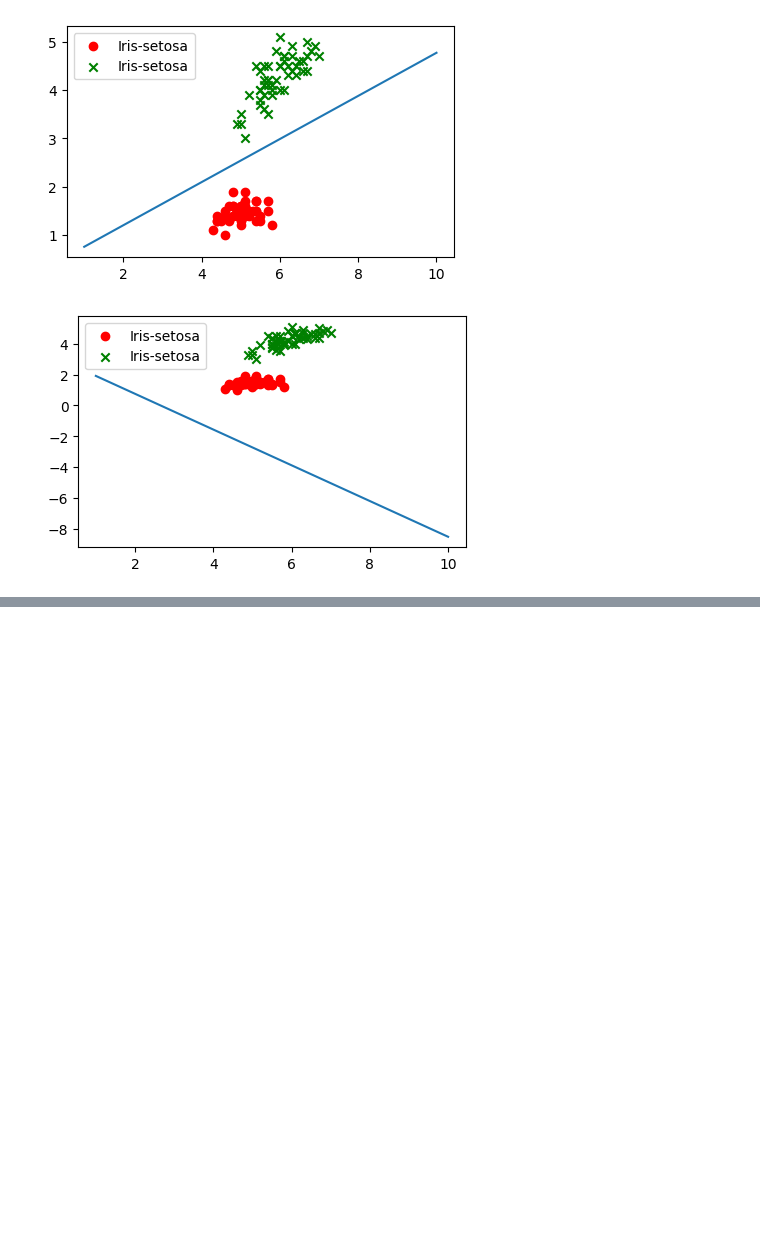
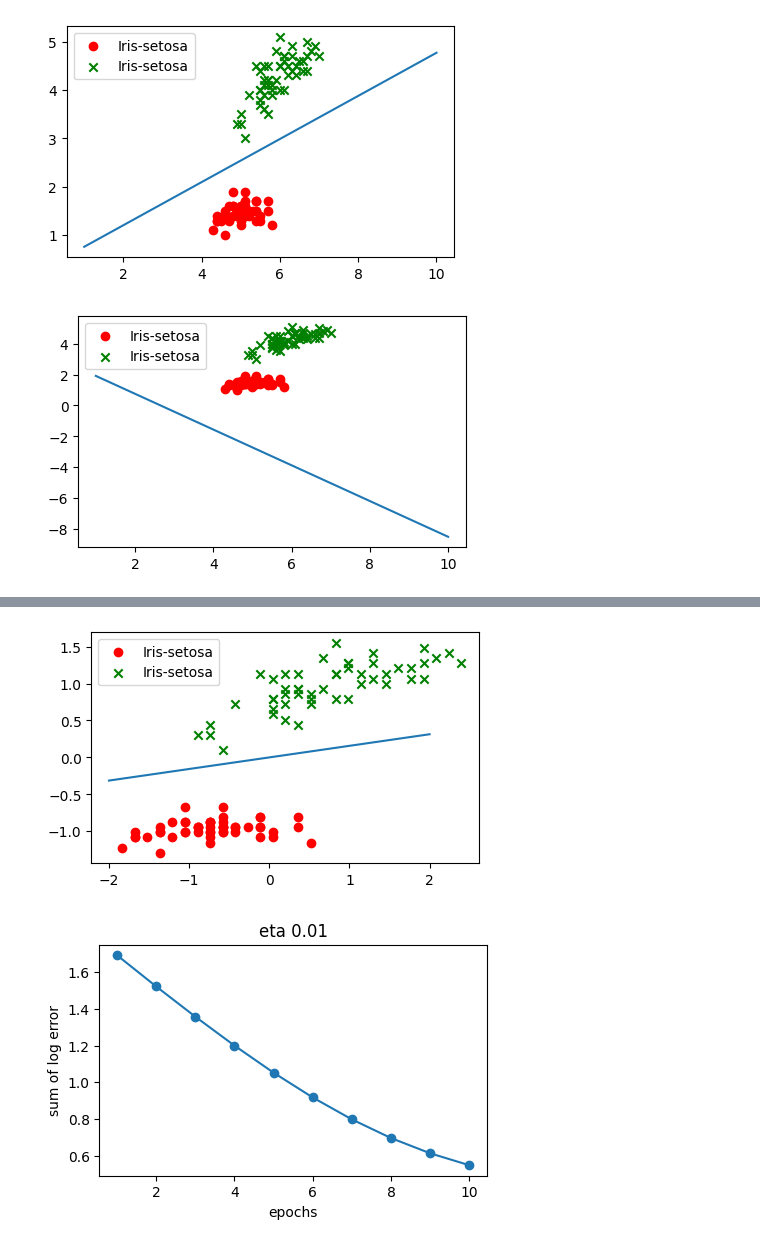
Before and after one commit to arun477/deep_learning_portal, a Jupyter notebook: nbs/07_37_perceptron_adaline_sgd_test1.ipynb, the cells around one changed output, grey strips where cells are left out. Cells and saved outputs as stored; diff of their text form; code cells hidden in the pictures; blank space fills up the shorter version.

```diff
--- a/nbs/07_37_perceptron_adaline_sgd_test1.ipynb
+++ b/nbs/07_37_perceptron_adaline_sgd_test1.ipynb
@@ -99,0 +153,12 @@ plot_boundary(X, pnp);
+# %%
+X_std = X.copy()
+X_std = (X_std - X_std.mean(0))/X_std.std(0)
+# %%
+eta = 0.01
+ada1 = AdalineGD(niter=10, eta=eta)
+ada1.fit(X_std, y)
+plot_boundary(X_std.copy(), ada1, rng=(-2, 2))
+plot_costs(ada1.costs_, title=f'eta {eta}')
+# %% [output]
+[figure, added]
+[figure, added]
```
Also changed, not shown: parts of 5 cells of this notebook.
